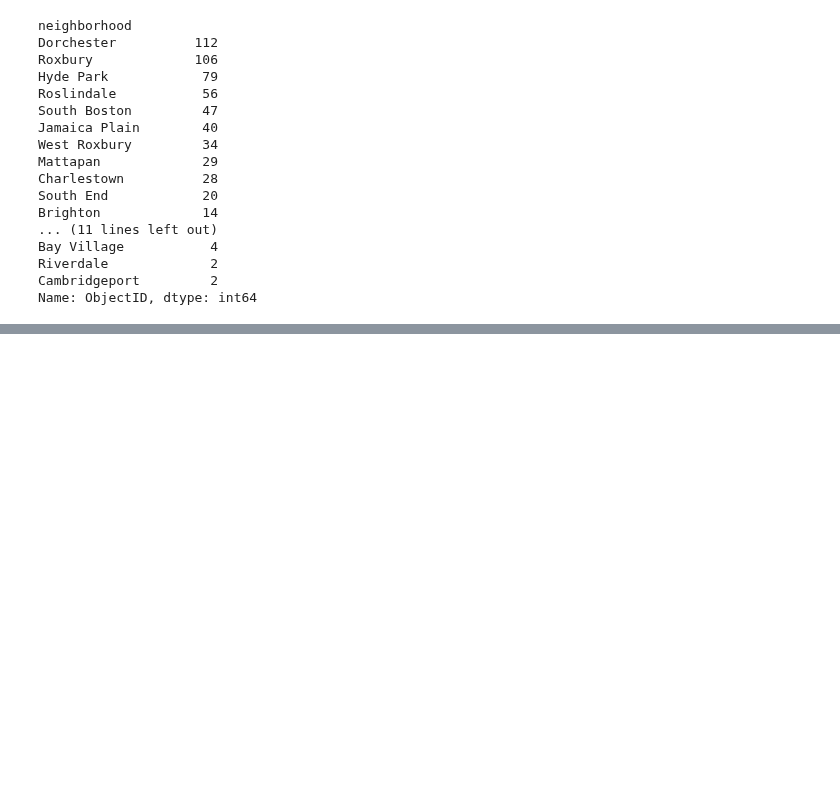
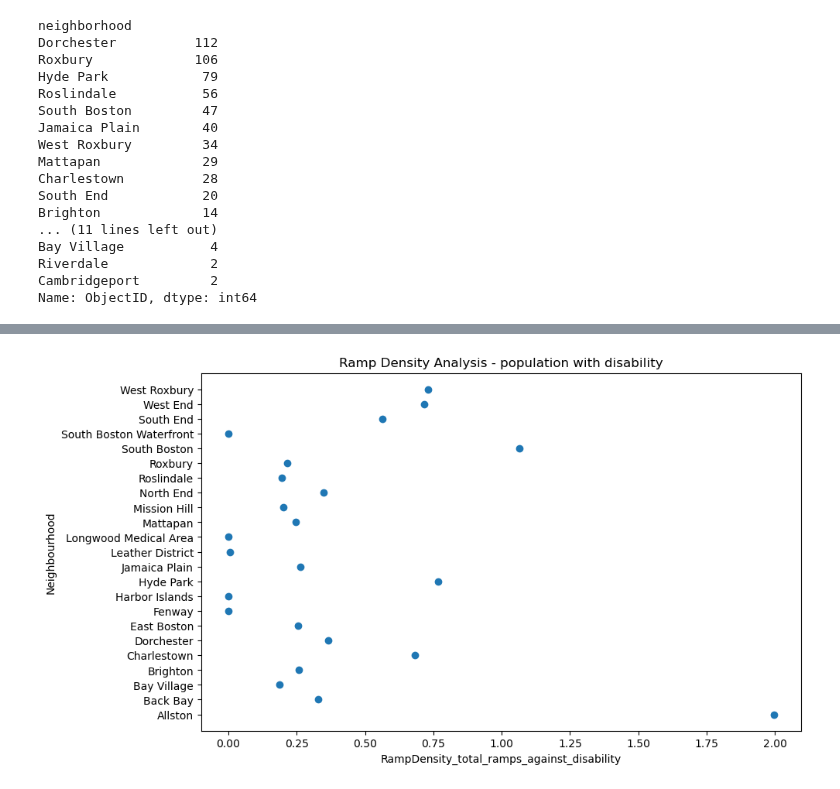
Before and after one commit to BU-Spark/ds-stantec-sidewalks, a Jupyter notebook: spring23-team-1/files/RampScoreAnalysis.ipynb, the cells around one changed output, grey strips where cells are left out. Drawn from its saved outputs; the diff is of its cells as text; code cells hidden in the pictures; blank space fills up the shorter version.

Commit message:
ramp density analysis

```diff
--- a/spring23-team-1/files/RampScoreAnalysis.ipynb
+++ b/spring23-team-1/files/RampScoreAnalysis.ipynb
@@ -351,0 +368,7 @@ base_map_2.save("../maps/ramps_score/combined_ramp_conditions_regions.html")
+# %%
+demogrpahics['ExcellentRamp'] = demogrpahics['Name'].apply(lambda x: ramps_e[x] if x in ramps_e else 0)
+demogrpahics['FairRamp'] = demogrpahics['Name'].apply(lambda x: ramps_f[x] if x in ramps_f else 0)
+demogrpahics['PoorRamp'] = demogrpahics['Name'].apply(lambda x: ramps_p[x] if x in ramps_p else 0)
+# %%
+# demogrpahics['RampDensity'] =  demogrpahics[['Total Population','TotalRampsCount']].apply(lambda x,y : x/y if y!=0 else 0)
+demogrpahics['RampDensity'] = demogrpahics[['Total Population','TotalRampsCount']].apply(lambda x : x['TotalRampsCount']/x['Total Population'] if x['Total Population'] != 0 else 0, axis=1)
@@ -351,0 +397,18 @@ base_map_2.save("../maps/ramps_score/combined_ramp_conditions_regions.html")
+# %%
+demogrpahics['RampDensity_total_ramps_against_disability'] = demogrpahics[['Total Disability','TotalRampsCount']].apply(lambda x : x['TotalRampsCount']/x['Total Disability'] if x['Total Disability'] != 0 else 0, axis=1)
+demogrpahics['RampDensity_poor_ramps_against_disability'] = demogrpahics[['Total Disability','PoorRamp']].apply(lambda x : x['PoorRamp']/x['Total Disability'] if x['Total Disability'] != 0 else 0, axis=1)
+demogrpahics['RampDensity_excellent_ramps_against_disability'] = demogrpahics[['Total Disability','ExcellentRamp']].apply(lambda x : x['ExcellentRamp']/x['Total Disability'] if x['Total Disability'] != 0 else 0, axis=1)
+# %%
+demogrpahics['RatioPoorRamp'] = demogrpahics[['PoorRamp','TotalRampsCount']].apply(lambda x : x['PoorRamp']/x['TotalRampsCount'] if x['TotalRampsCount'] != 0 else 0, axis=1)
+demogrpahics['RatioExcellentRamp'] = demogrpahics[['ExcellentRamp','TotalRampsCount']].apply(lambda x : x['ExcellentRamp']/x['TotalRampsCount'] if x['TotalRampsCount'] != 0 else 0, axis=1)
+demogrpahics['RatioFairRamp'] = demogrpahics[['FairRamp','TotalRampsCount']].apply(lambda x : x['FairRamp']/x['TotalRampsCount'] if x['TotalRampsCount'] != 0 else 0, axis=1)
+# %%
+plt.figure(figsize=(10,6))
+plt1 = plt.scatter(demogrpahics['RampDensity_total_ramps_against_disability'],demogrpahics['Name'])
+# plt.bar_label(plt1)
+plt.xlabel("RampDensity_total_ramps_against_disability")
+plt.ylabel('Neighbourhood')
+plt.title("Ramp Density Analysis - population with disability")
+plt.savefig("../graphs/ramps_score/Neighbourhood-demographics.pdf")
+# %% [output]
+[figure, added]
```
Also changed, not shown: parts of 23 cells of this notebook, 1 other file.
